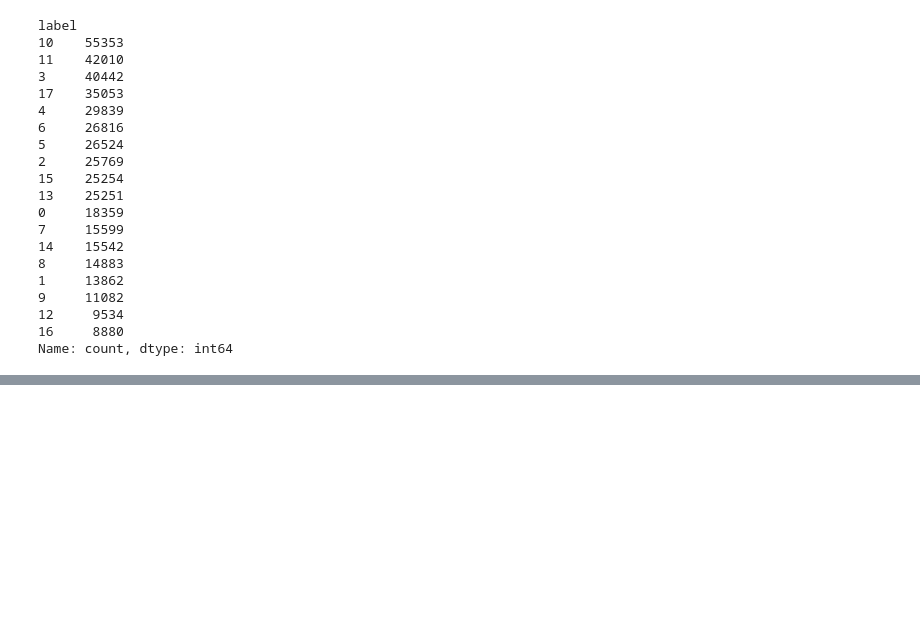
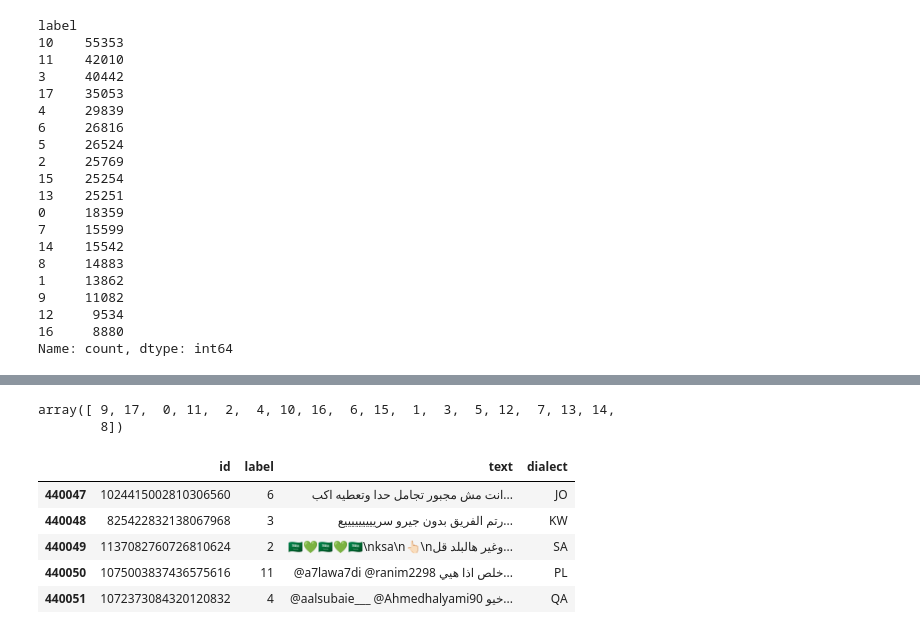
Before and after one commit to Ob1ida/Arabic-dialect-classifier, a Jupyter notebook: 01_data_exploration.ipynb, the cells around one changed output, grey strips where cells are left out. Cells and saved outputs as stored; diff of their text form; code cells hidden in the pictures; blank space fills up the shorter version.

```diff
--- a/01_data_exploration.ipynb
+++ b/01_data_exploration.ipynb
@@ -71,0 +78,17 @@ Name: count, dtype: int64
+# %%
+df['label'].unique()
+# %% [output]
+array([ 9, 17,  0, 11,  2,  4, 10, 16,  6, 15,  1,  3,  5, 12,  7, 13, 14,
+        8])
+# %%
+label_names = ['OM', 'SD', 'SA', 'KW', 'QA', 'LB', 'JO', 'SY', 'IQ', 'MA', 'EG', 'PL', 'YE', 'BH', 'DZ', 'AE', 'TN', 'LY']
+
+df['dialect'] = df['label'].apply(lambda x: label_names[x])
+df.tail()
+# %% [output]
+|  | id | label | text | dialect |
+| 440047 | 1024415002810306560 | 6 | انت مش مجبور تجامل حدا وتعطيه اكب... | JO |
+| 440048 | 825422832138067968 | 3 | رتم الفريق بدون جيرو سريييييييييع... | KW |
+| 440049 | 1137082760726810624 | 2 | 🇸🇦💚🇸🇦💚🇸🇦\nksa\n👆🏻\nوغير هالبلد قل... | SA |
+| 440050 | 1075003837436575616 | 11 | @a7lawa7di @ranim2298 خلص اذا هيي... | PL |
+| 440051 | 1072373084320120832 | 4 | @aalsubaie___ @Ahmedhalyami90 خيو... | QA |
```
Also changed, not shown: parts of 18 cells of this notebook.
